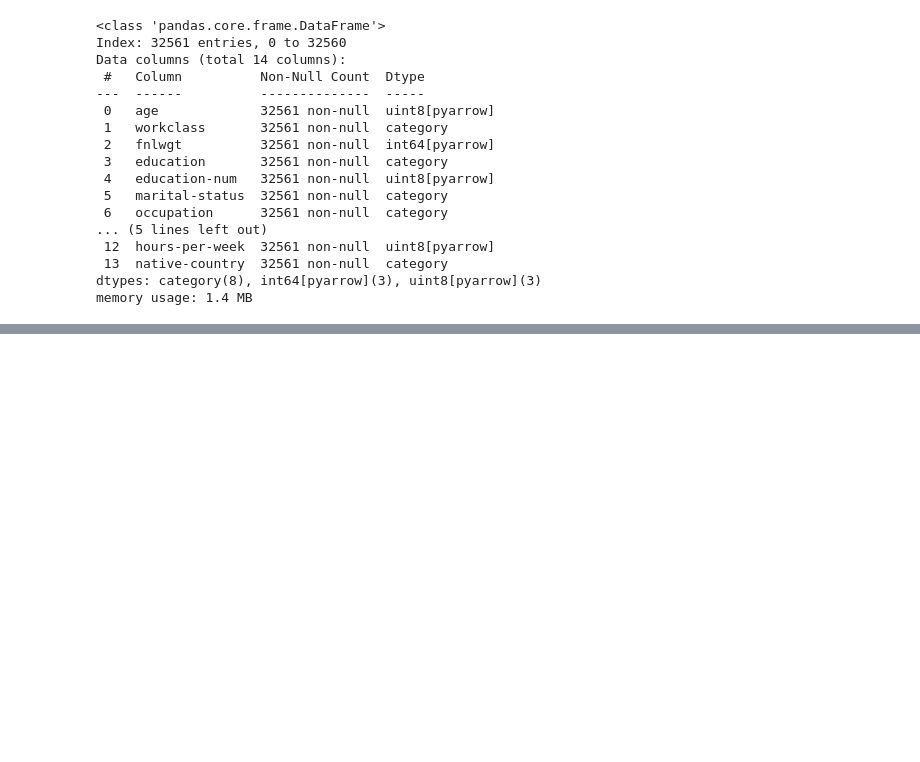
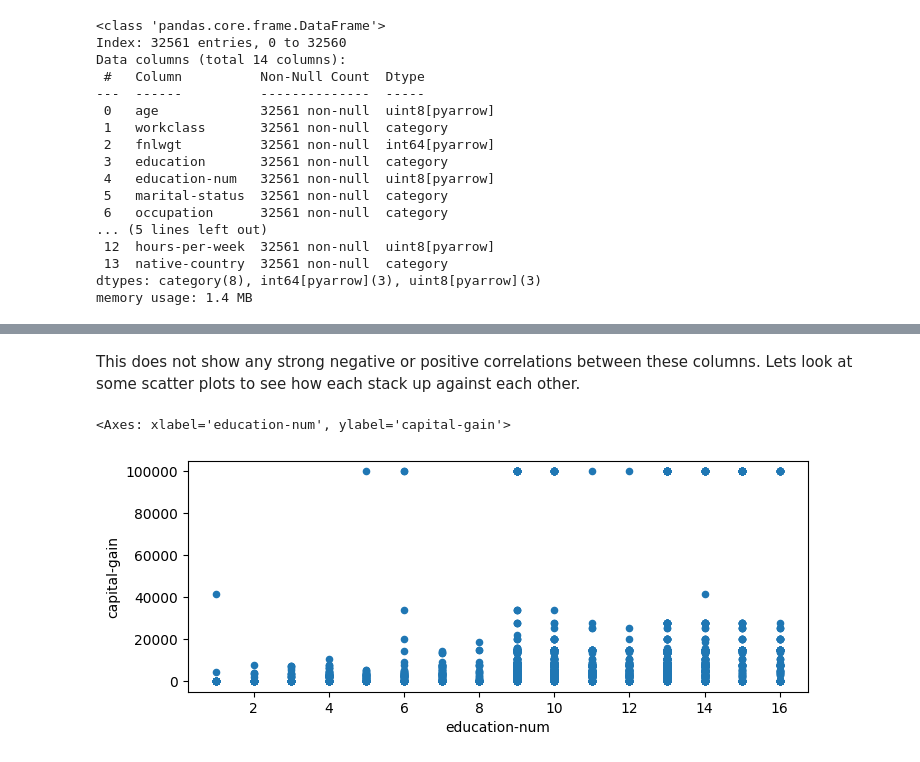
Before and after one commit to agpt8/data_science_portfolio, a Jupyter notebook: income-data-analysis.ipynb, the cells around one changed output, grey strips where cells are left out. Saved outputs shown, nothing was run; the diff lists cells and outputs as text; code cells hidden in the pictures; blank space fills up the shorter version.

Commit message:
add correlations

```diff
--- a/income-data-analysis.ipynb
+++ b/income-data-analysis.ipynb
@@ -435,0 +452,13 @@ memory usage: 1.4 MB
+# %% [markdown]
+This does not show any strong negative or positive correlations between these columns. Lets look at some scatter plots to see how each stack up against each other.
+# %%
+(df
+     .plot
+     .scatter(x="education-num",
+              y="capital-gain",
+              figsize=(8, 3)
+             )
+    )
+# %% [output]
+<Axes: xlabel='education-num', ylabel='capital-gain'>
+[figure, added]
```
Also changed, not shown: parts of 16 cells of this notebook.
